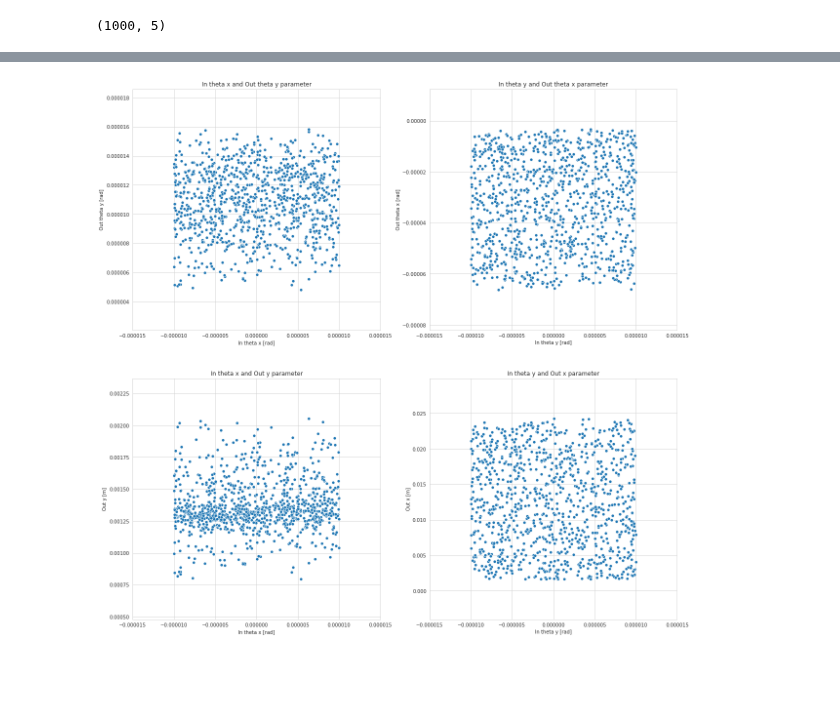
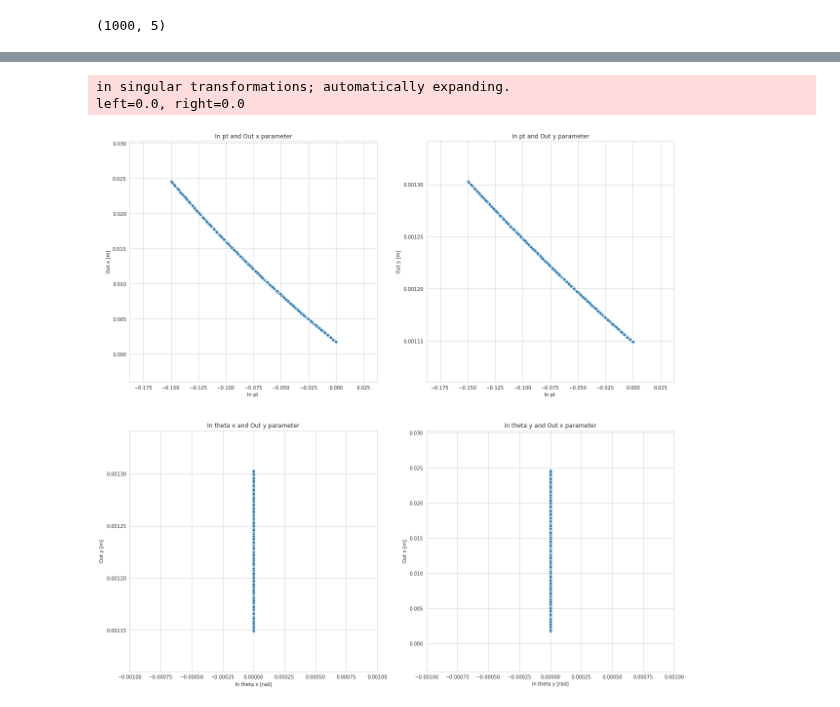
Before and after one commit to mucharafal/optics_generator_python, a Jupyter notebook: notebooks/BeamPlotsApproximator.ipynb, the cells around one changed output, grey strips where cells are left out. Drawn from its saved outputs; the diff is of its cells as text; code cells hidden in the pictures; blank space fills up the shorter version.

```diff
--- a/notebooks/BeamPlotsApproximator.ipynb
+++ b/notebooks/BeamPlotsApproximator.ipynb
@@ -16,7 +16,7 @@ sns.set_style("whitegrid")
 
 home = "/home/rafalmucha/Pobrane/optic/"
 file_name = "parametrization_6500GeV_0p4_185_reco"
-approximator_name = "ip5_to_station_220_h_1_lhcb1"
+approximator_name = "ip5_to_station_150_h_1_lhcb1"
 path_to_project = home+"/optics_generator_python"
 path_to_file = home+"/2016/" + file_name + ".root"
 # %% [output]
@@ -28,13 +26,13 @@ Error in <TCling::RegisterModule>: cannot find dictionary module FitCint_rdict.p
 # %%
 # Parameters of bunch
 x_mean = 0.0
-sigma_x = 10e-6
+sigma_x = 0
 theta_x_mean = 0
-sigma_theta_x = 10e-6
+sigma_theta_x = 0
 y_mean = 0.0
-sigma_y = 10e-6
+sigma_y = 0
 theta_y_mean = 0.00
-sigma_theta_y = 10e-6
+sigma_theta_y = 0
 pt_mean = -0.075
 sigma_pt = 0.075
 
@@ -91,8 +89,7 @@ index_map = {
     "theta x": 1,
     "y": 2,
     "theta y": 3,
-    "t": 4,
-    "pt": 5
+    "pt": 4
 }
 meters = " [m]"
 radians = " [rad]"
@@ -259,15 +260,17 @@ plot("theta y", "y", "In ", "Out ", input_matrix, output_matrix, axes, 2, 1)
 # %%
 f, axes = plt.subplots(2, 2)
 
 fig = plt.gcf()
 fig.set_size_inches(20,20)
 
-plot("theta x", "theta y", "In ", "Out ", input_matrix, output_matrix, axes, 0, 0)
+plot("pt", "x", "In ", "Out ", input_matrix, output_matrix, axes, 0, 0)
 
-plot("theta y", "theta x", "In ", "Out ", input_matrix, output_matrix, axes, 0, 1)
+plot("pt", "y", "In ", "Out ", input_matrix, output_matrix, axes, 0, 1)
 
 plot("theta x", "y", "In ", "Out ", input_matrix, output_matrix, axes, 1, 0)
 
 plot("theta y", "x", "In ", "Out ", input_matrix, output_matrix, axes, 1, 1)
 # %% [output]
+in singular transformations; automatically expanding.
+left=0.0, right=0.0
-[figure, old version]
+[figure, new version]
```
Also changed, not shown: parts of 7 cells of this notebook, 46 other files.
